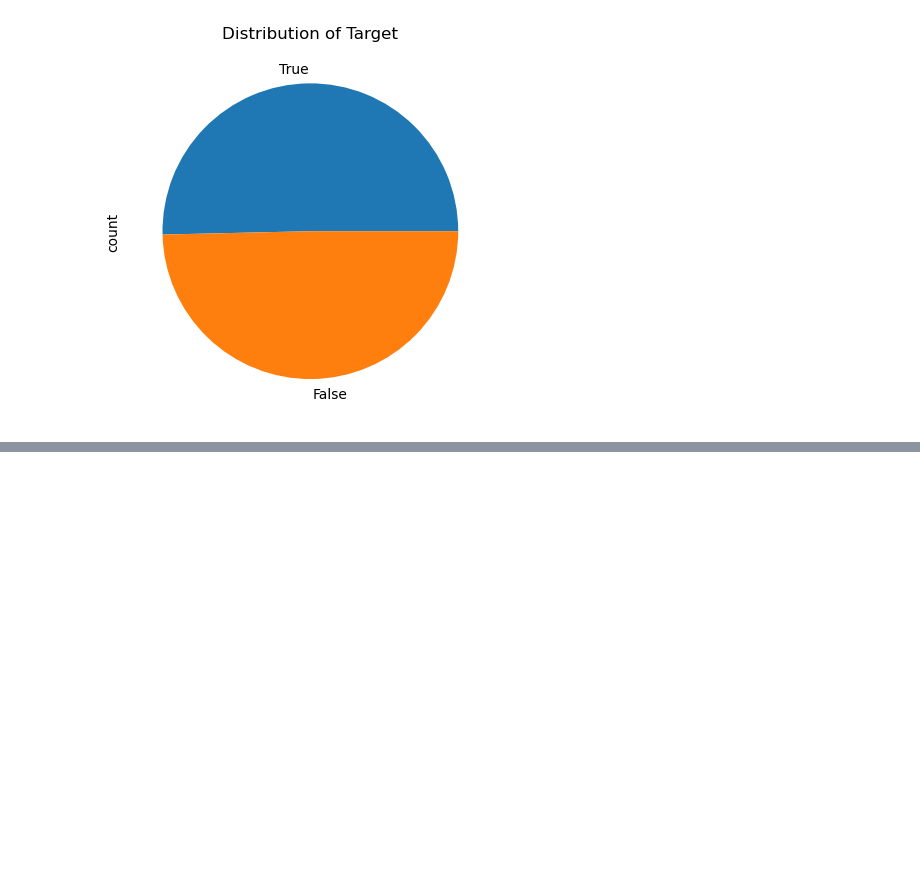
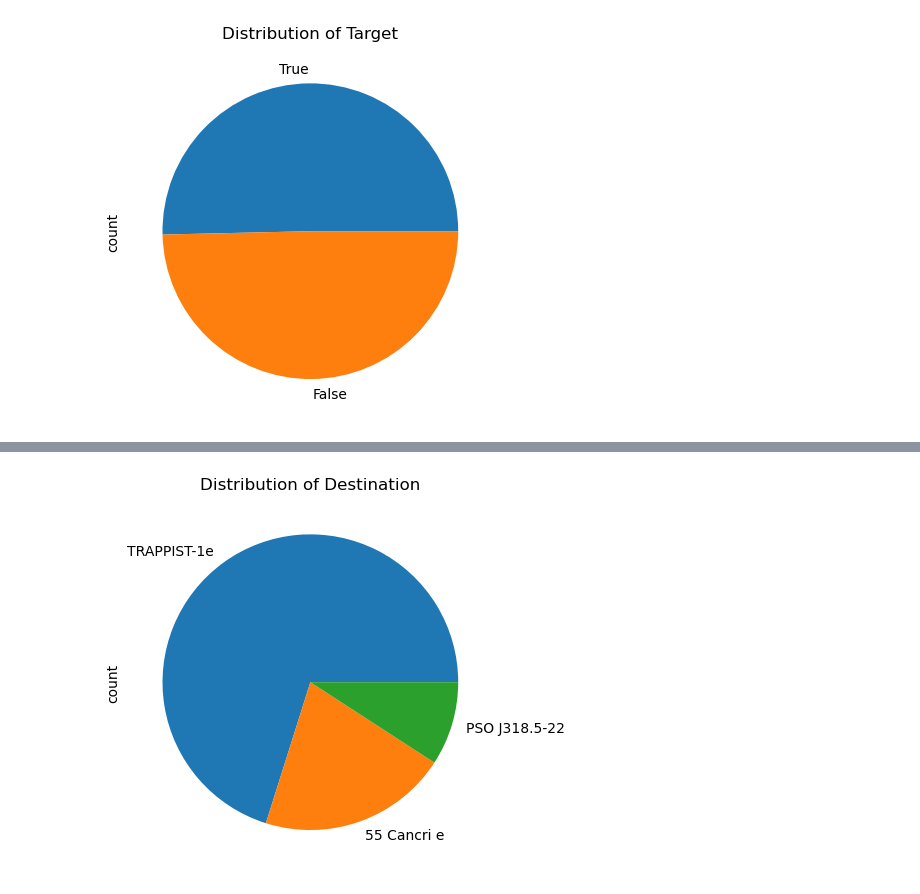
Before and after one commit to SESWAMODELSCHOOL/Kaggle_Challenge, a Jupyter notebook: Kaggle_Challenge_notebook.ipynb, the cells around one changed output, grey strips where cells are left out. Saved outputs shown, nothing was run; the diff lists cells and outputs as text; code cells hidden in the pictures; blank space fills up the shorter version.

```diff
--- a/Kaggle_Challenge_notebook.ipynb
+++ b/Kaggle_Challenge_notebook.ipynb
@@ -190,0 +197,6 @@ plt.show()
+# %%
+train_df.Destination.value_counts().plot(kind="pie")
+plt.title("Distribution of Destination")
+plt.show()
+# %% [output]
+[figure, added]
```
Also changed, not shown: parts of 1 cell of this notebook.
